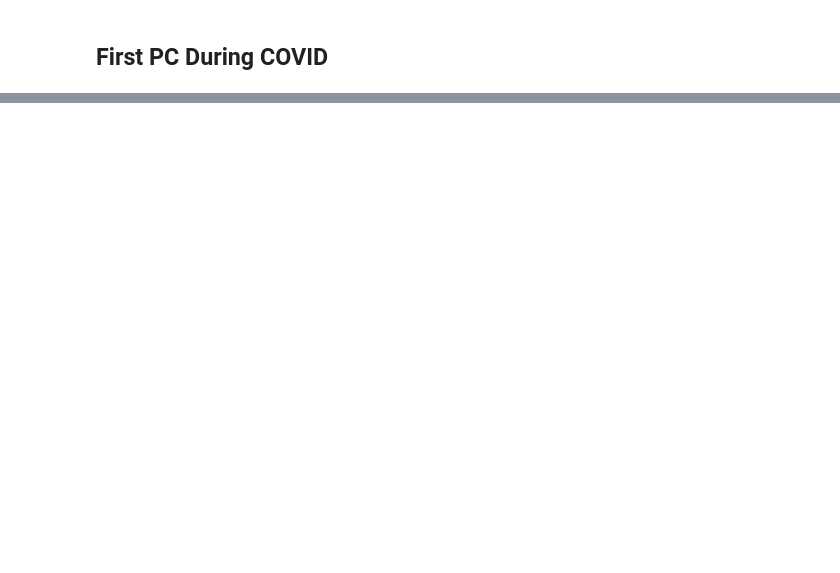
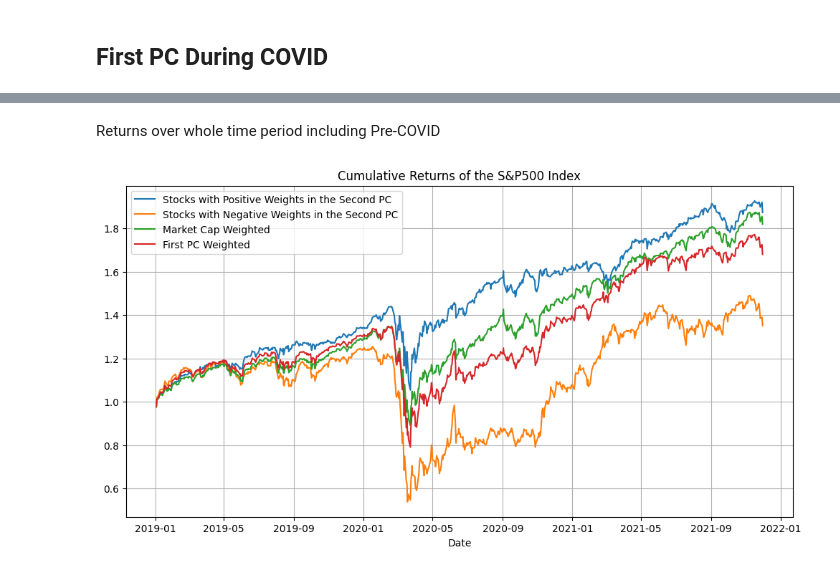
Before and after one commit to carlos-gafa/PCA-SnP500-COVID-Historical-Analysis, a Jupyter notebook: PCA_COVID.ipynb, the cells around one changed output, grey strips where cells are left out. Drawn from its saved outputs; the diff is of its cells as text; code cells hidden in the pictures; blank space fills up the shorter version.

```diff
--- a/PCA_COVID.ipynb
+++ b/PCA_COVID.ipynb
@@ -198,0 +253,19 @@ plt.show()
+# %% [markdown]
+Returns over whole time period including Pre-COVID
+# %%
+pos_pca_portfolio_rs = rs.loc[:,all_pos[0]].dot(pos_weights)
+neg_pca_portfolio_rs = rs.loc[:,all_neg[0]].dot(neg_weights)
+
+# Plot the cumulative returns of the PCA-based portfolio and the S&P 500
+plt.figure(figsize=(12, 6))
+plt.plot((pos_pca_portfolio_rs).cumsum().apply(np.exp), label='Stocks with Positive Weights in the Second PC')
+plt.plot((neg_pca_portfolio_rs).cumsum().apply(np.exp), label='Stocks with Negative Weights in the Second PC')
+plt.plot((rs_snp500).cumsum().apply(np.exp), label='Market Cap Weighted')
+plt.plot((pca_weighted_portfolio_returns).cumsum().apply(np.exp), label='First PC Weighted')
+plt.legend()
+plt.grid(True)
+plt.xlabel('Date')
+plt.title('Cumulative Returns of the S&P500 Index')
+plt.show()
+# %% [output]
+[figure, added]
```
Also changed, not shown: parts of 35 cells of this notebook.
